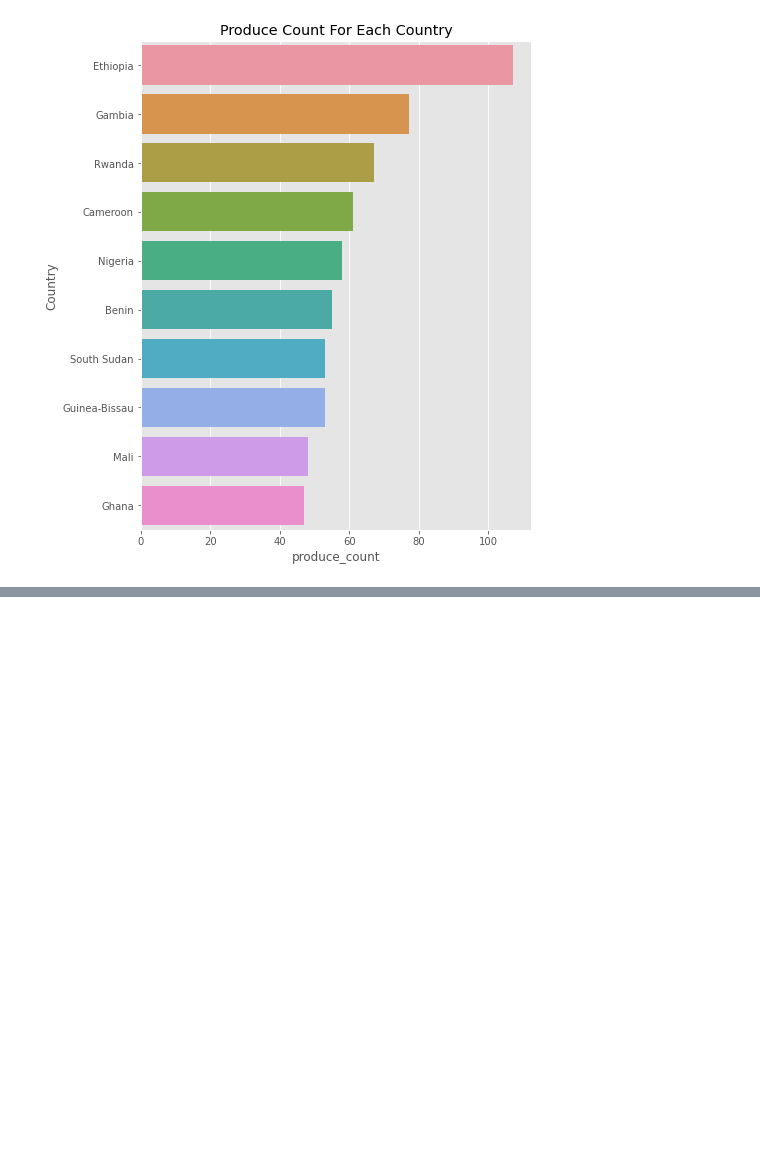
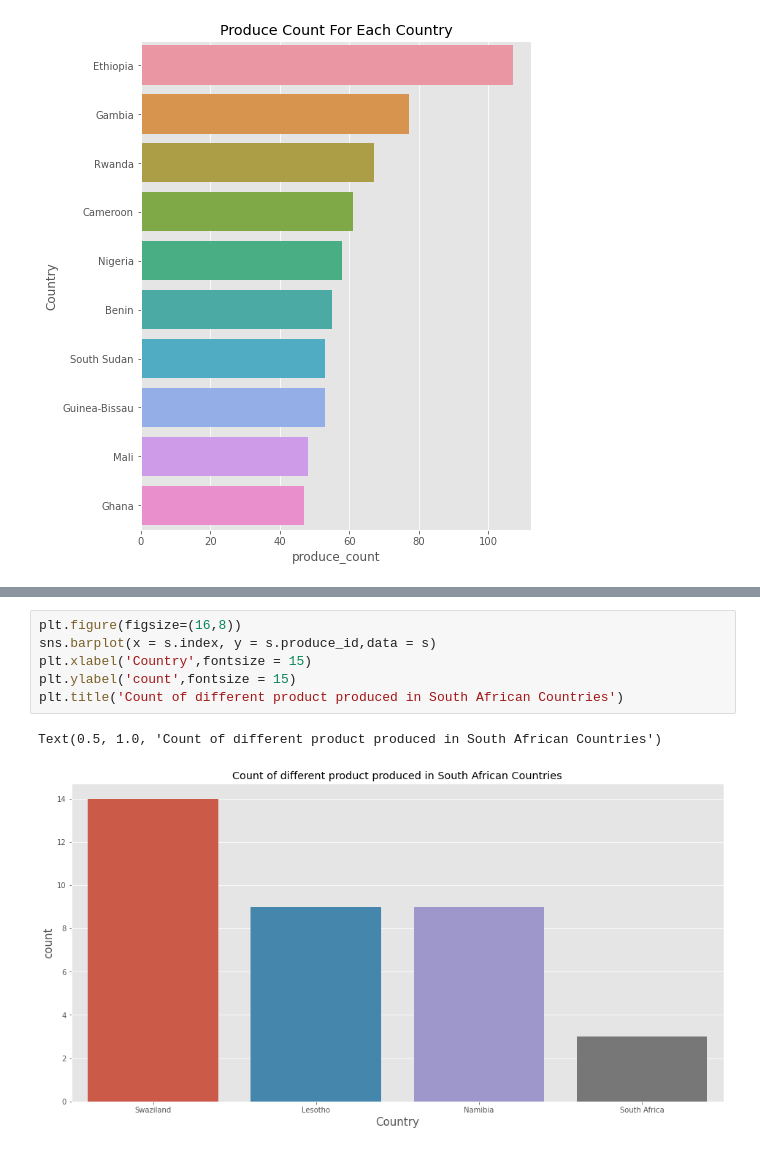
Before and after one commit to Aayomis/Africa-Food-Prices-Analysis, a Jupyter notebook: Africa.ipynb, the cells around one changed output, grey strips where cells are left out. Saved outputs shown, nothing was run; the diff lists cells and outputs as text; blank space fills up the shorter version.

```diff
--- a/Africa.ipynb
+++ b/Africa.ipynb
@@ -449,0 +485,9 @@ SyntaxError: invalid syntax (Temp/ipykernel_17856/76412882.py, line 1)
+# %%
+plt.figure(figsize=(16,8))
+sns.barplot(x = s.index, y = s.produce_id,data = s)
+plt.xlabel('Country',fontsize = 15)
+plt.ylabel('count',fontsize = 15)
+plt.title('Count of different product produced in South African Countries')
+# %% [output]
+Text(0.5, 1.0, 'Count of different product produced in South African Countries')
+[figure, added]
```
Also changed, not shown: parts of 32 cells of this notebook.
